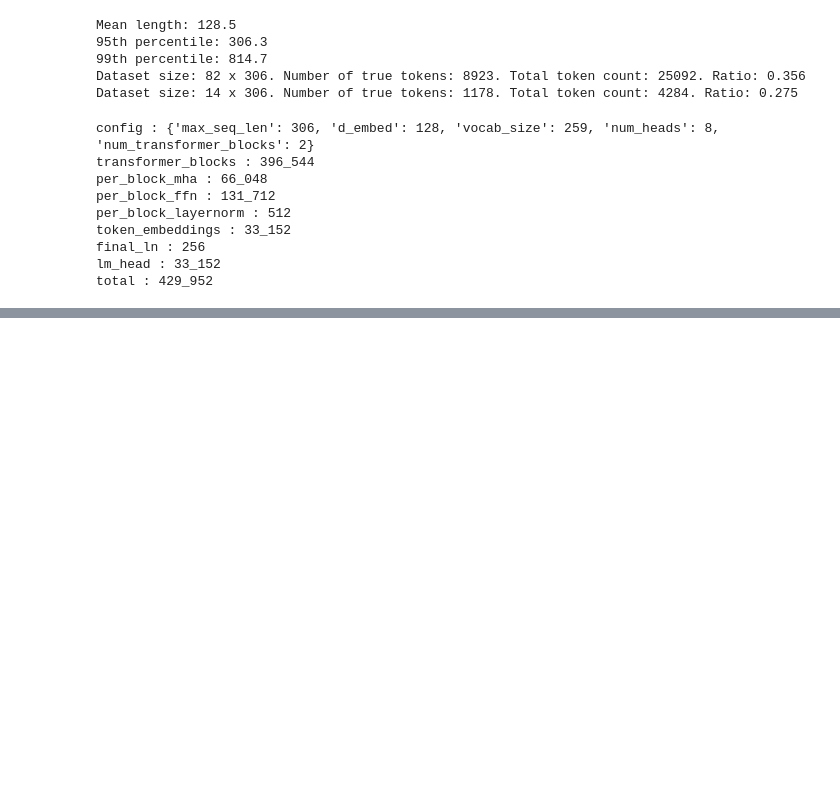
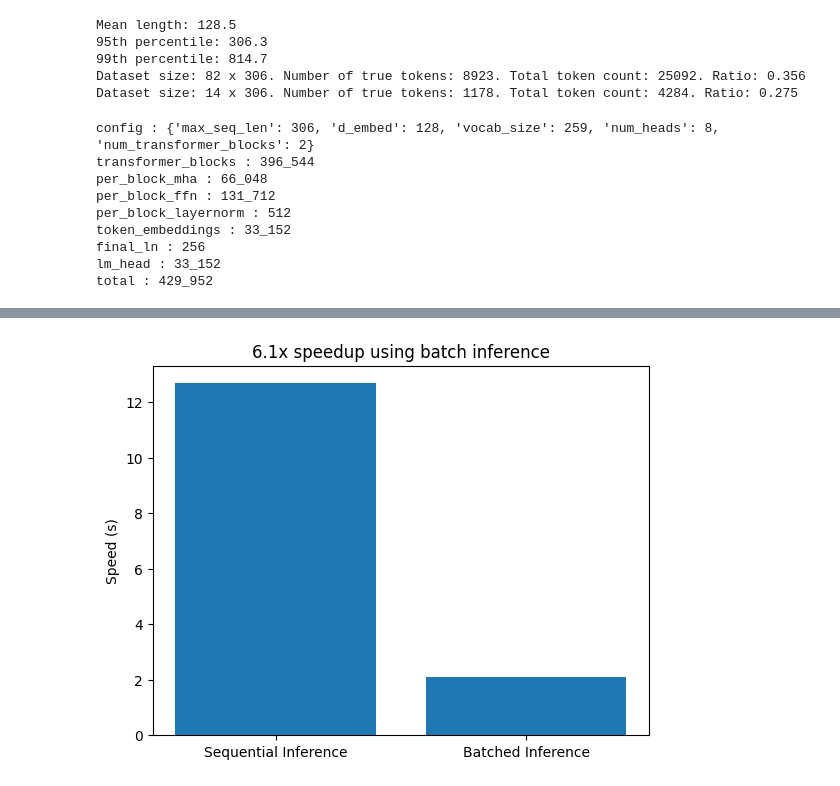
Before and after one commit to QasimWani/simple-transformer, a Jupyter notebook: transformers/gpt.ipynb, the cells around one changed output, grey strips where cells are left out. Cells and saved outputs as stored; diff of their text form; code cells hidden in the pictures; blank space fills up the shorter version.

```diff
--- a/transformers/gpt.ipynb
+++ b/transformers/gpt.ipynb
@@ -693,9 +794,28 @@ Best Test accuracy: 0.66
 # %%
+%%time
+
+import time
 # High temperature is more random
 # Low temperature is more determinisitc
 
 # High p is sample from more tokens - random
 # Low p is sample from fewer tokens - greedy
-out = run_inference(model, "You're gonna be", device='cuda', max_seq_len=MAX_SEQ_LEN, p=0.2, temperature=0.5)
-print(out['text'])
+
+# Calculate total sequential time
+st = time.time()
+batched_prompts = []
+sequential_outputs = []
+for t in train_quotes[:40]:
+  idx = np.random.randint(3, len(t) // 4) # initial prompt will be up to 25% of original string
+  out = run_inference(model, t[:idx], device='cuda', max_seq_len=MAX_SEQ_LEN, p=0.5, temperature=0)
+  batched_prompts.append(t[:idx])
+  sequential_outputs.append(out['tokens'])
+
+sequential_total_time_taken = time.time() - st
+
+# Calculate total batch time
+st = time.time()
+with torch.no_grad():
+  batched_outputs = batch_inference(model, batched_prompts, max_seq_len=MAX_SEQ_LEN, p=0.5, temperature=0, device='cuda')['batched_tokens']
+batched_total_time_taken = time.time() - st
 # %% [output]
@@ -704,0 +832,9 @@ You're gonna be burnt down to the guter.
+# %%
+speedup = round(sequential_total_time_taken / batched_total_time_taken, 1)
+plt.title(f"{speedup}x speedup using batch inference")
+plt.xticks(np.arange(2), ['Sequential Inference', 'Batched Inference'])
+plt.bar(np.arange(2), [sequential_total_time_taken, batched_total_time_taken])
+plt.ylabel('Speed (s)')
+plt.show()
+# %% [output]
+[figure, added]
```
Also changed, not shown: parts of 10 cells of this notebook.
